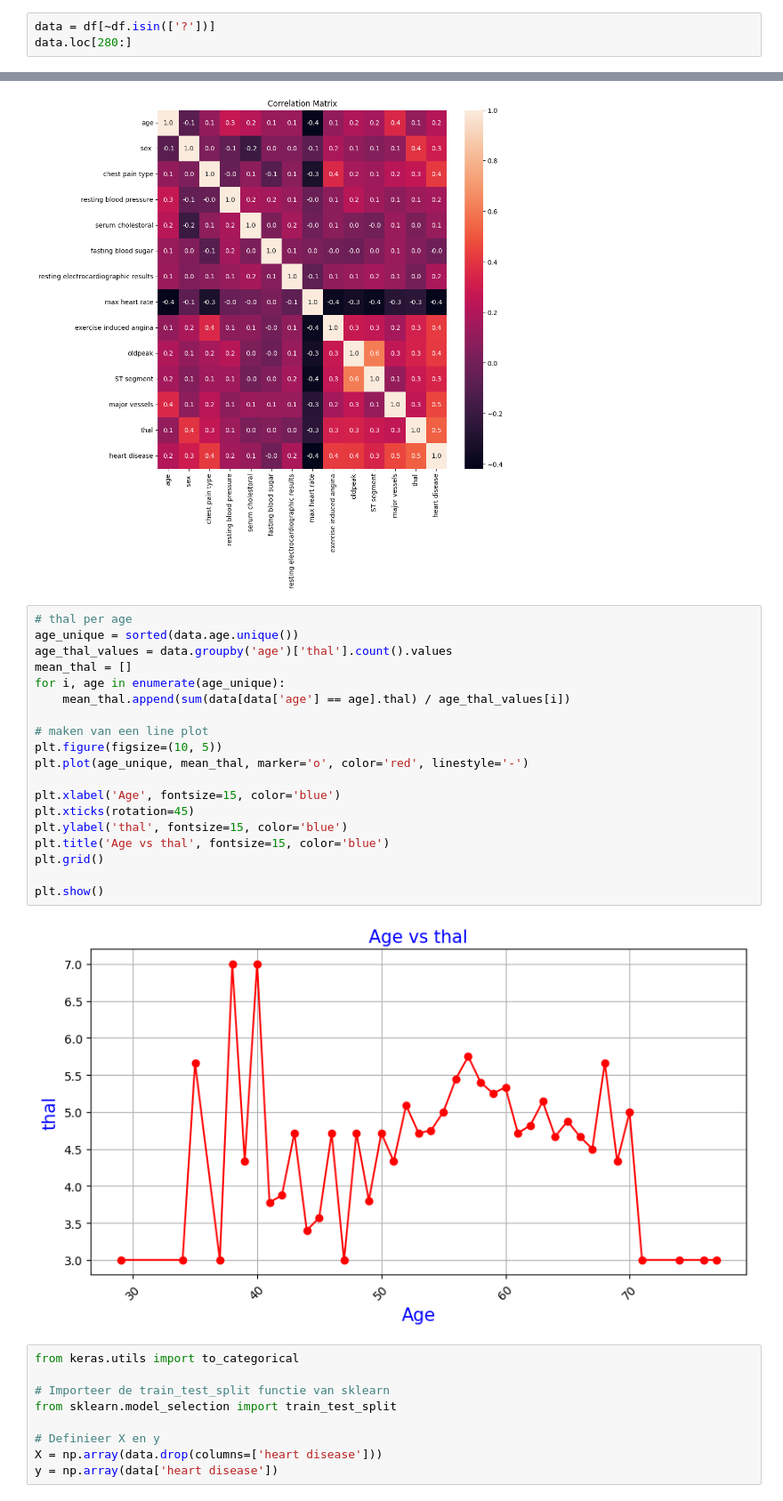
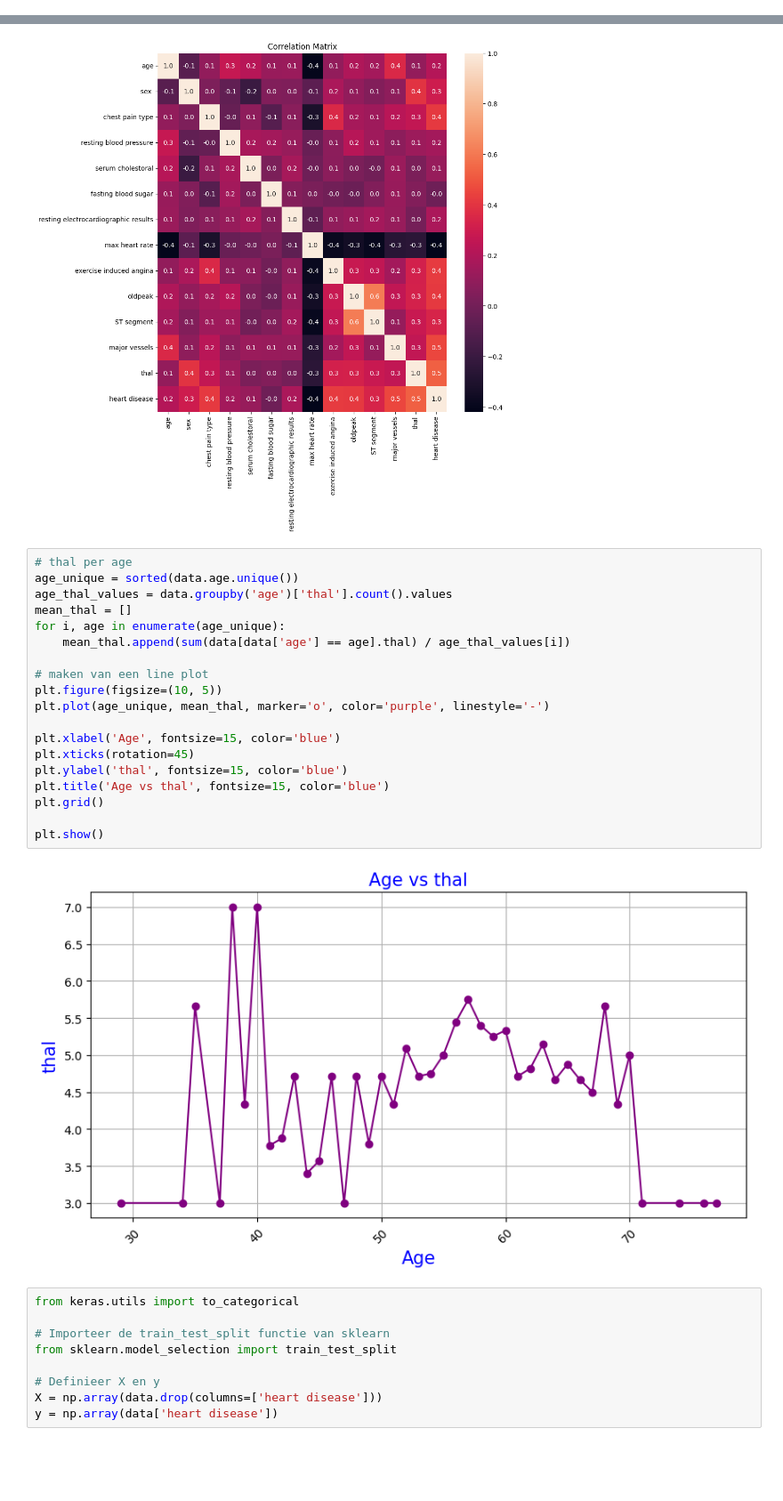
Before and after one commit to MasterWazzani/Thesis_Project_2025_heartdisease, a Jupyter notebook: HeartDisease.ipynb, the cells around one changed output, grey strips where cells are left out. Shown: that part at 89% size. Drawn from its saved outputs; the diff is of its cells as text; blank space fills up the shorter version.

```diff
--- a/HeartDisease.ipynb
+++ b/HeartDisease.ipynb
@@ -47,6 +73,3 @@ major vessels                             0.0
 thal                                      7.0
 heart disease                             1.0
 Name: 1, dtype: float64
-# %%
-data = df[~df.isin(['?'])]
-data.loc[280:]
@@ -120,24 +178,24 @@ plt.show()
 # %%
 # thal per age
 age_unique = sorted(data.age.unique())
 age_thal_values = data.groupby('age')['thal'].count().values
 mean_thal = []
 for i, age in enumerate(age_unique):
     mean_thal.append(sum(data[data['age'] == age].thal) / age_thal_values[i])
 
 # maken van een line plot
 plt.figure(figsize=(10, 5))
-plt.plot(age_unique, mean_thal, marker='o', color='red', linestyle='-')
+plt.plot(age_unique, mean_thal, marker='o', color='purple', linestyle='-')
 
 plt.xlabel('Age', fontsize=15, color='blue')
 plt.xticks(rotation=45)
 plt.ylabel('thal', fontsize=15, color='blue')
 plt.title('Age vs thal', fontsize=15, color='blue')
 plt.grid()
 
 plt.show()
 # %% [output]
-[figure, old version]
+[figure, new version]
 # %%
 from keras.utils import to_categorical
 
```
Also changed, not shown: parts of 15 cells of this notebook.
